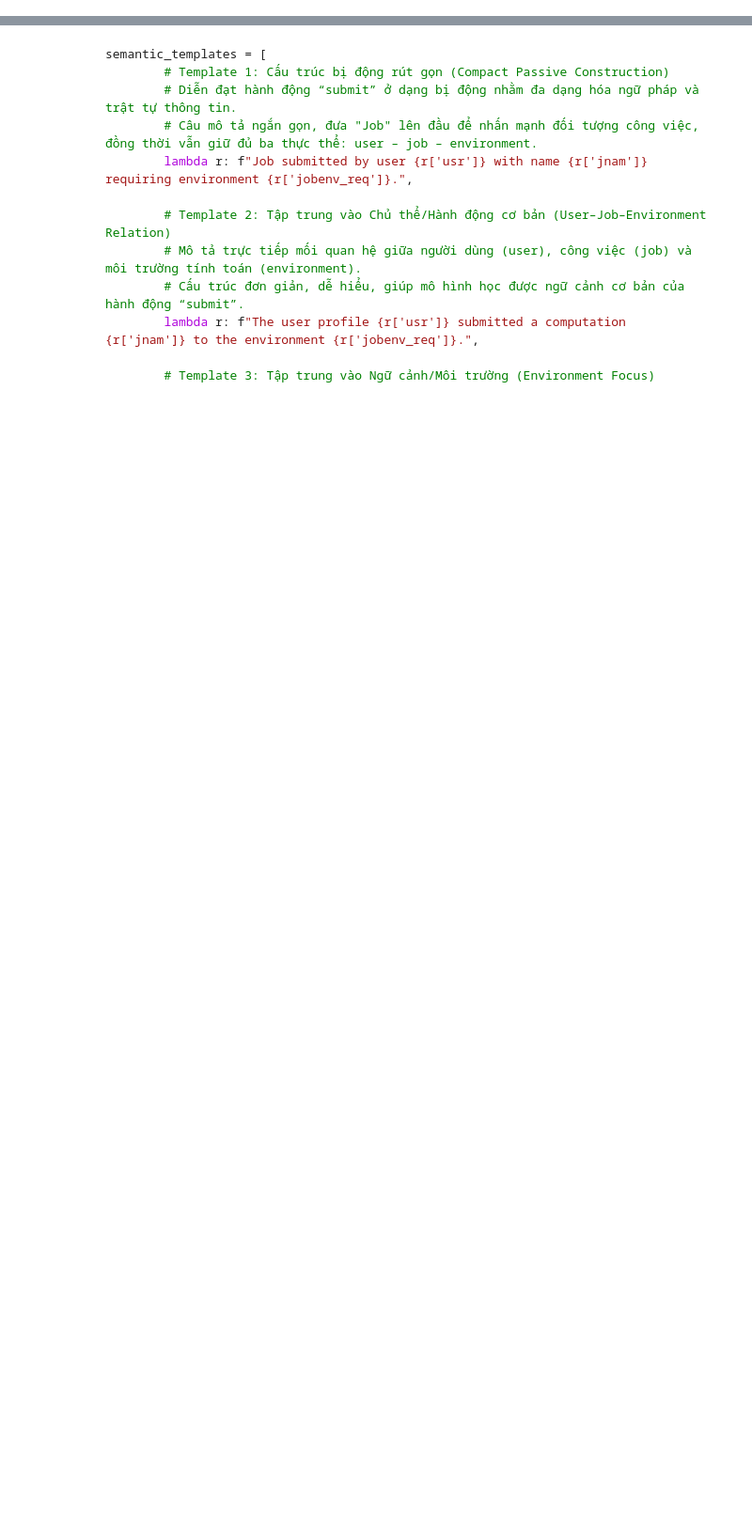
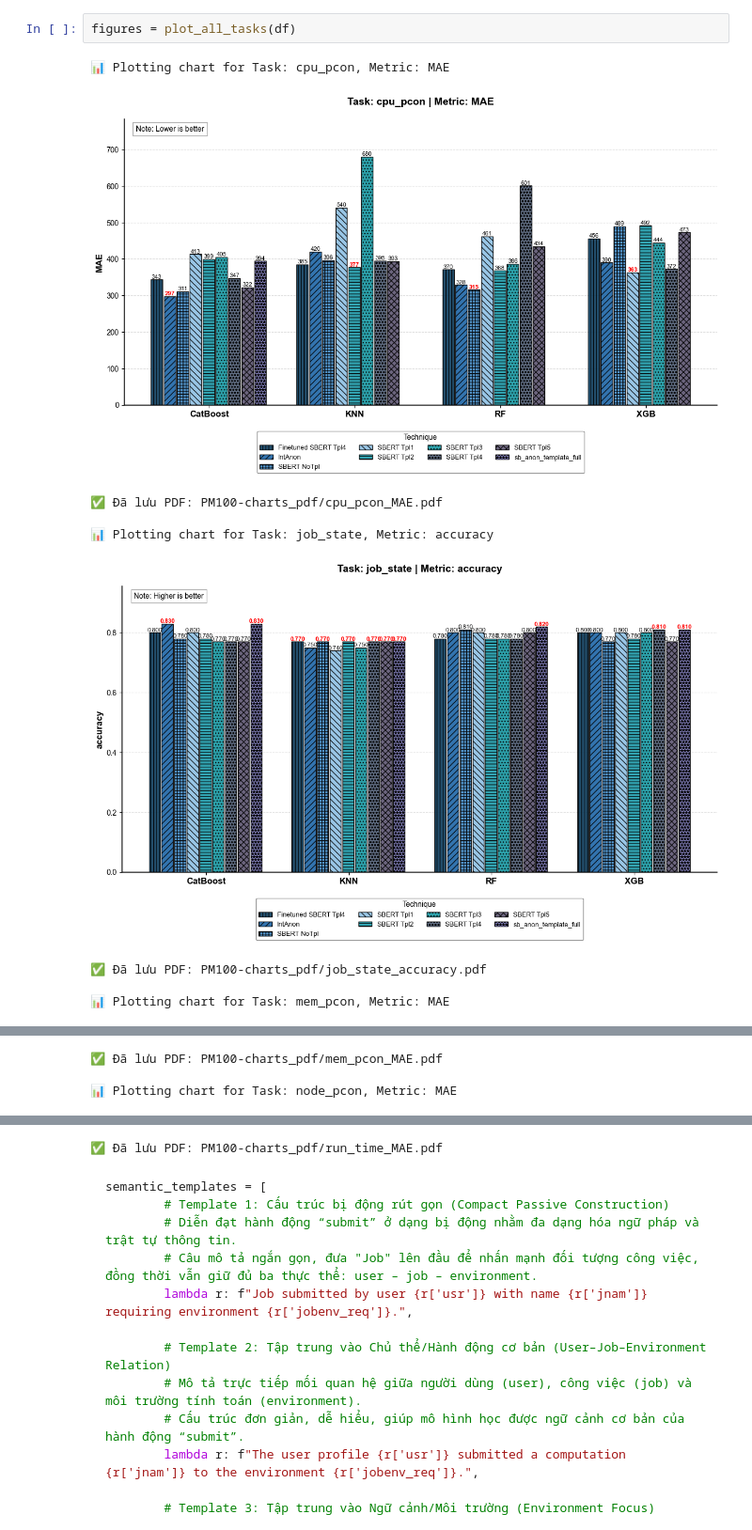
Before and after one commit to huynguyentuank22/PM100-data, a Jupyter notebook: plot_results.ipynb, the cells around one changed output, grey strips where cells are left out. Shown at 94% size. Saved outputs shown, nothing was run; the diff lists cells and outputs as text; blank space fills up the shorter version.

````diff
--- a/plot_results.ipynb
+++ b/plot_results.ipynb
@@ -149,0 +334,12 @@ for task in df["task"].unique():
+# %%
+figures = plot_all_tasks(df)
+# %% [output]
+📊 Plotting chart for Task: cpu_pcon, Metric: MAE
+[figure, added]
+✅ Đã lưu PDF: PM100-charts_pdf/cpu_pcon_MAE.pdf
+
+📊 Plotting chart for Task: job_state, Metric: accuracy
+[figure, added]
+✅ Đã lưu PDF: PM100-charts_pdf/job_state_accuracy.pdf
+
+📊 Plotting chart for Task: mem_pcon, Metric: MAE
@@ -149,0 +347,3 @@ for task in df["task"].unique():
+✅ Đã lưu PDF: PM100-charts_pdf/mem_pcon_MAE.pdf
+
+📊 Plotting chart for Task: node_pcon, Metric: MAE
@@ -150,3 +355,4 @@ for task in df["task"].unique():
+✅ Đã lưu PDF: PM100-charts_pdf/run_time_MAE.pdf
 # %% [markdown]
 ```python
 semantic_templates = [
````
Also changed, not shown: parts of 5 cells of this notebook, 30 other files.
